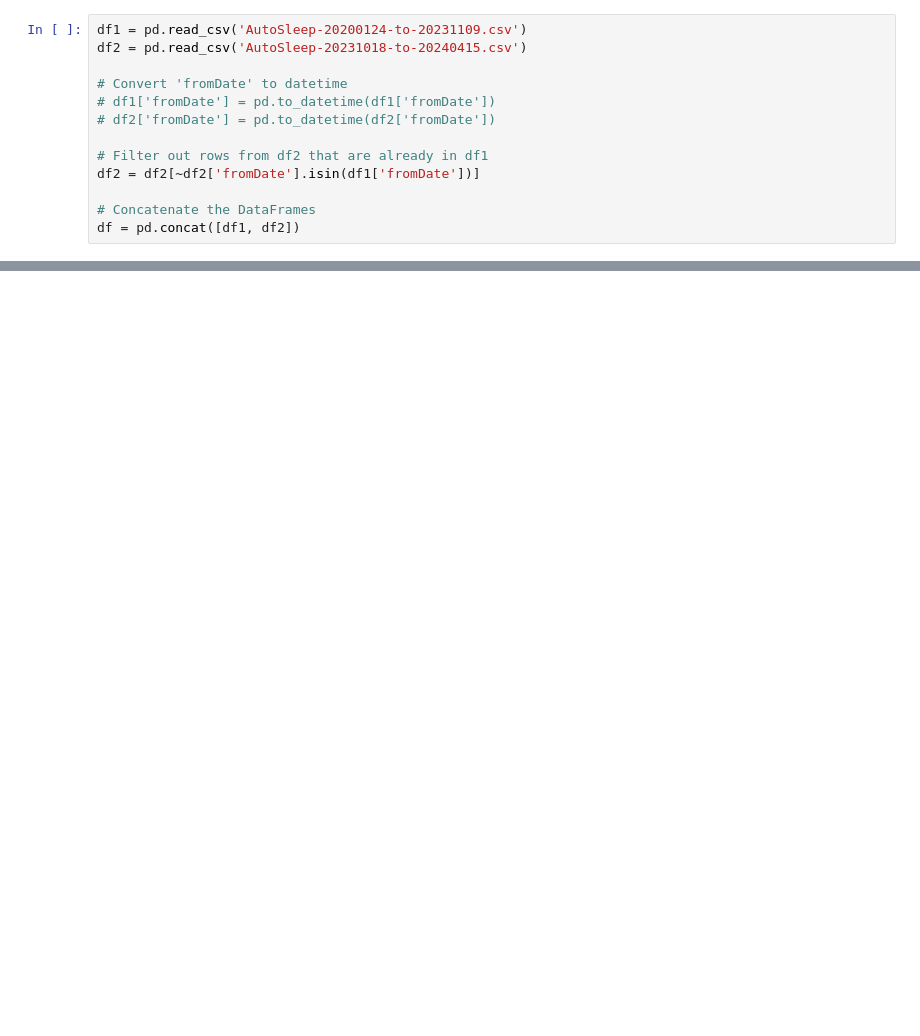
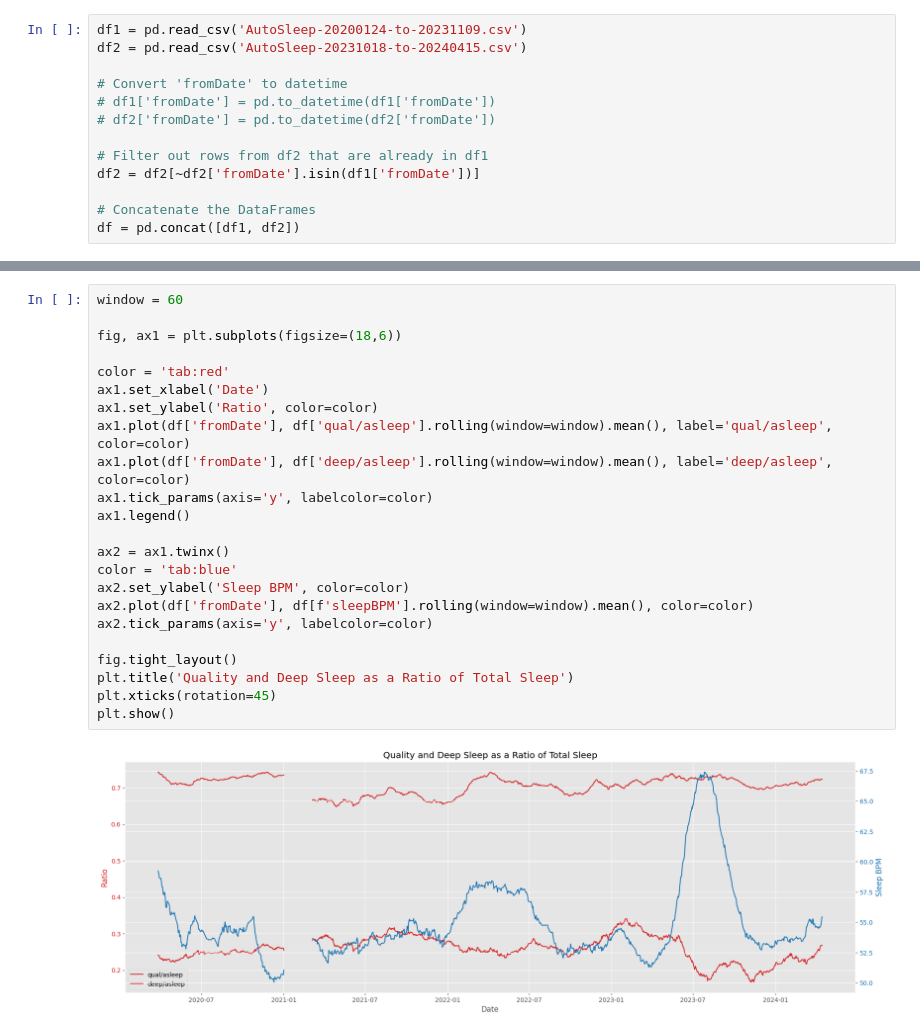
Before and after one commit to palmerac/sleep, a Jupyter notebook: sleep.ipynb, the cells around one changed output, grey strips where cells are left out. Saved outputs shown, nothing was run; the diff lists cells and outputs as text; blank space fills up the shorter version.

```diff
--- a/sleep.ipynb
+++ b/sleep.ipynb
@@ -100,0 +168,25 @@ SyntaxError: invalid syntax (75238944.py, line 1)
+# %%
+window = 60
+
+fig, ax1 = plt.subplots(figsize=(18,6))
+
+color = 'tab:red'
+ax1.set_xlabel('Date')
+ax1.set_ylabel('Ratio', color=color)
+ax1.plot(df['fromDate'], df['qual/asleep'].rolling(window=window).mean(), label='qual/asleep', color=color)
+ax1.plot(df['fromDate'], df['deep/asleep'].rolling(window=window).mean(), label='deep/asleep', color=color)
+ax1.tick_params(axis='y', labelcolor=color)
+ax1.legend()
+
+ax2 = ax1.twinx()
+color = 'tab:blue'
+ax2.set_ylabel('Sleep BPM', color=color)
+ax2.plot(df['fromDate'], df[f'sleepBPM'].rolling(window=window).mean(), color=color)
+ax2.tick_params(axis='y', labelcolor=color)
+
+fig.tight_layout()
+plt.title('Quality and Deep Sleep as a Ratio of Total Sleep')
+plt.xticks(rotation=45)
+plt.show()
+# %% [output]
+[figure, added]
```
Also changed, not shown: parts of 16 cells of this notebook.
